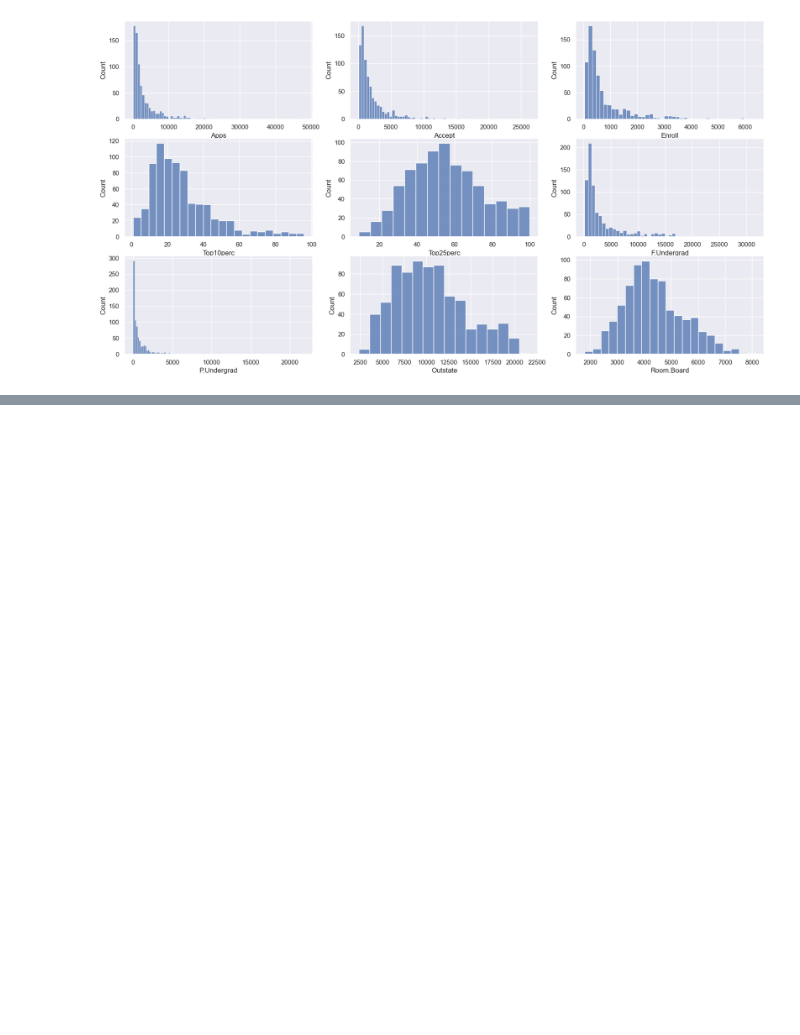
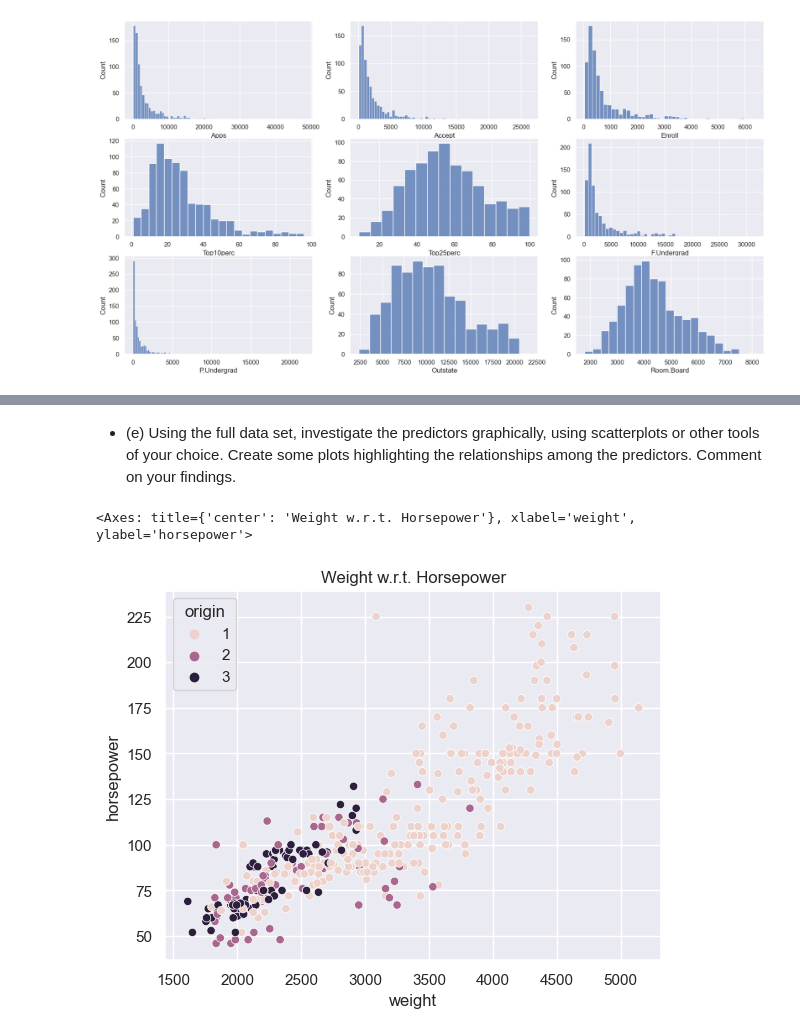
Before and after one commit to VascoSch92/an_introduction_to_statistical_learning, a Jupyter notebook: solutions/chapter_2_statistical_learning.ipynb, the cells around one changed output, grey strips where cells are left out. Cells and saved outputs as stored; diff of their text form; code cells hidden in the pictures; blank space fills up the shorter version.

```diff
--- a/solutions/chapter_2_statistical_learning.ipynb
+++ b/solutions/chapter_2_statistical_learning.ipynb
@@ -254,0 +264,5 @@ g9 = sns.histplot(ax =axs[2,2],  data=df_college, x = 'Room.Board')
+# %%
+df_auto = pd.read_csv('datasets/Auto.csv')
+df_auto.horsepower = df_auto['horsepower'].replace({'?': df_auto.horsepower.min()} )
+df_auto.horsepower = df_auto.horsepower.apply(lambda x: int(x))
+df_auto.head()
@@ -254,0 +325,8 @@ g9 = sns.histplot(ax =axs[2,2],  data=df_college, x = 'Room.Board')
+# %% [markdown]
+- (e) Using the full data set, investigate the predictors graphically, using scatterplots or other tools of your choice. Create some plots highlighting the relationships among the predictors. Comment on your findings.
+# %%
+plt.title('Weight w.r.t. Horsepower')
+sns.scatterplot(data= df_auto, x='weight', y='horsepower', hue='origin')
+# %% [output]
+<Axes: title={'center': 'Weight w.r.t. Horsepower'}, xlabel='weight', ylabel='horsepower'>
+[figure, added]
```
Also changed, not shown: parts of 32 cells of this notebook.
